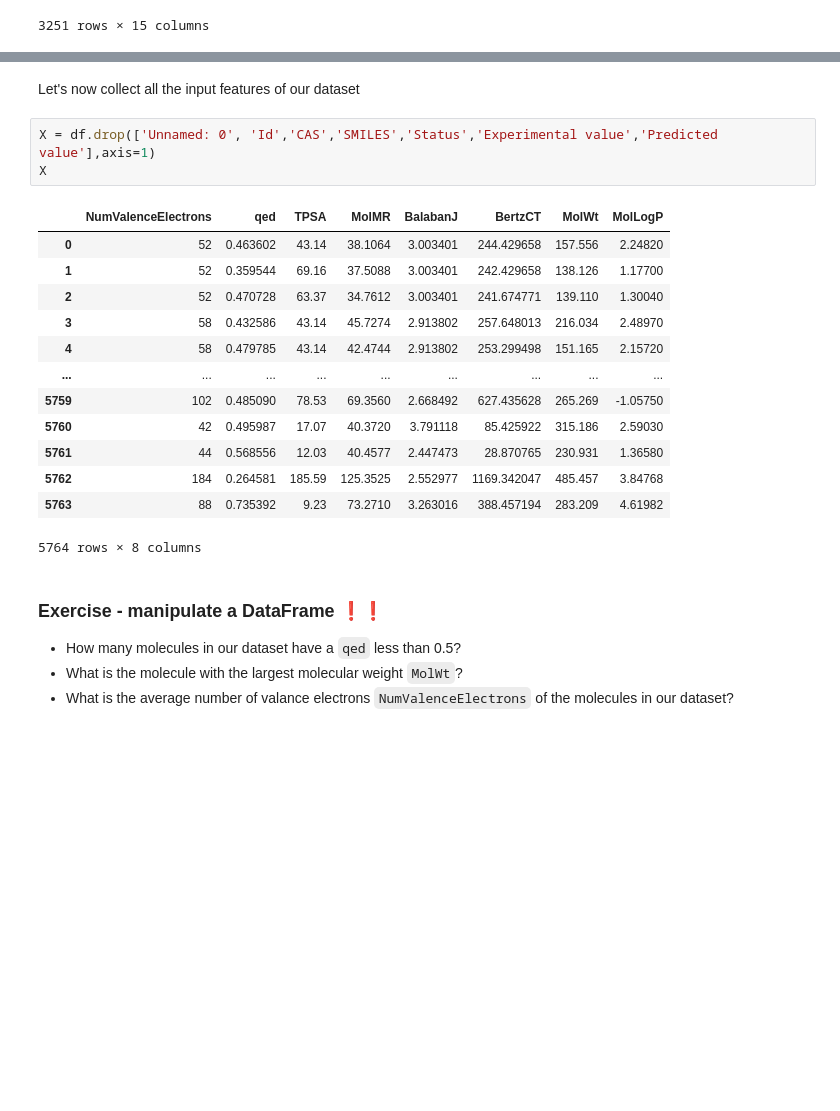
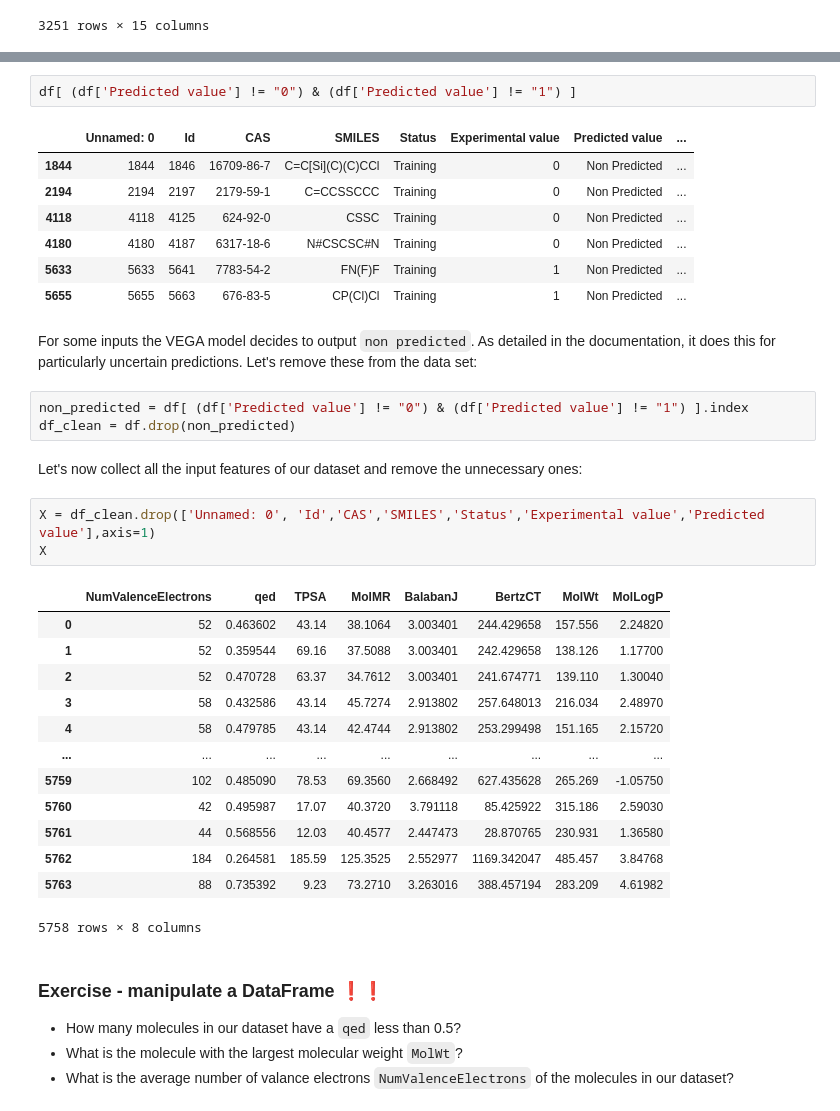
Before and after one commit to edgarsmdn/MLCE_book, a Jupyter notebook: 02_kNN_QSPR.ipynb, the cells around one changed output, grey strips where cells are left out. Cells and saved outputs as stored; diff of their text form; blank space fills up the shorter version.

```diff
--- a/02_kNN_QSPR.ipynb
+++ b/02_kNN_QSPR.ipynb
@@ -155,7 +181,22 @@ mutagenic_data
+# %%
+df[ (df['Predicted value'] != "0") & (df['Predicted value'] != "1") ]
+# %% [output]
+|  | Unnamed: 0 | Id | CAS | SMILES | Status | Experimental value | Predicted value | ... |
+| 1844 | 1844 | 1846 | 16709-86-7 | C=C[Si](C)(C)CCl | Training | 0 | Non Predicted | ... |
+| 2194 | 2194 | 2197 | 2179-59-1 | C=CCSSCCC | Training | 0 | Non Predicted | ... |
+| 4118 | 4118 | 4125 | 624-92-0 | CSSC | Training | 0 | Non Predicted | ... |
+| 4180 | 4180 | 4187 | 6317-18-6 | N#CSCSC#N | Training | 0 | Non Predicted | ... |
+| 5633 | 5633 | 5641 | 7783-54-2 | FN(F)F | Training | 1 | Non Predicted | ... |
+| 5655 | 5655 | 5663 | 676-83-5 | CP(Cl)Cl | Training | 1 | Non Predicted | ... |
+# %% [markdown]
+For some inputs the VEGA model decides to output `non predicted`. As detailed in the documentation, it does this for particularly uncertain predictions. Let's remove these from the data set:
+# %%
+non_predicted = df[ (df['Predicted value'] != "0") & (df['Predicted value'] != "1") ].index
+df_clean = df.drop(non_predicted)
 # %% [markdown]
-Let's now collect all the input features of our dataset
+Let's now collect all the input features of our dataset and remove the unnecessary ones:
 # %%
-X = df.drop(['Unnamed: 0', 'Id','CAS','SMILES','Status','Experimental value','Predicted value'],axis=1)
+X = df_clean.drop(['Unnamed: 0', 'Id','CAS','SMILES','Status','Experimental value','Predicted value'],axis=1)
 X
 # %% [output]
 |  | NumValenceElectrons | qed | TPSA | MolMR | BalabanJ | BertzCT | MolWt | MolLogP |
@@ -170,7 +211,7 @@ X
 | 5761 | 44 | 0.568556 | 12.03 | 40.4577 | 2.447473 | 28.870765 | 230.931 | 1.36580 |
 | 5762 | 184 | 0.264581 | 185.59 | 125.3525 | 2.552977 | 1169.342047 | 485.457 | 3.84768 |
 | 5763 | 88 | 0.735392 | 9.23 | 73.2710 | 3.263016 | 388.457194 | 283.209 | 4.61982 |
-5764 rows × 8 columns
+5758 rows × 8 columns
 # %% [markdown]
 ### Exercise - manipulate a DataFrame ❗❗
 
```
Also changed, not shown: parts of 22 cells of this notebook.
